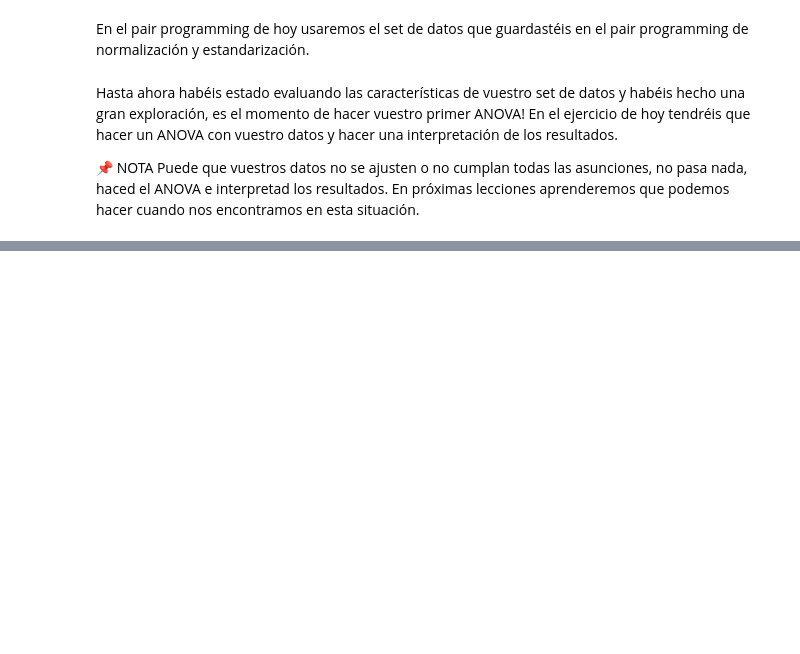
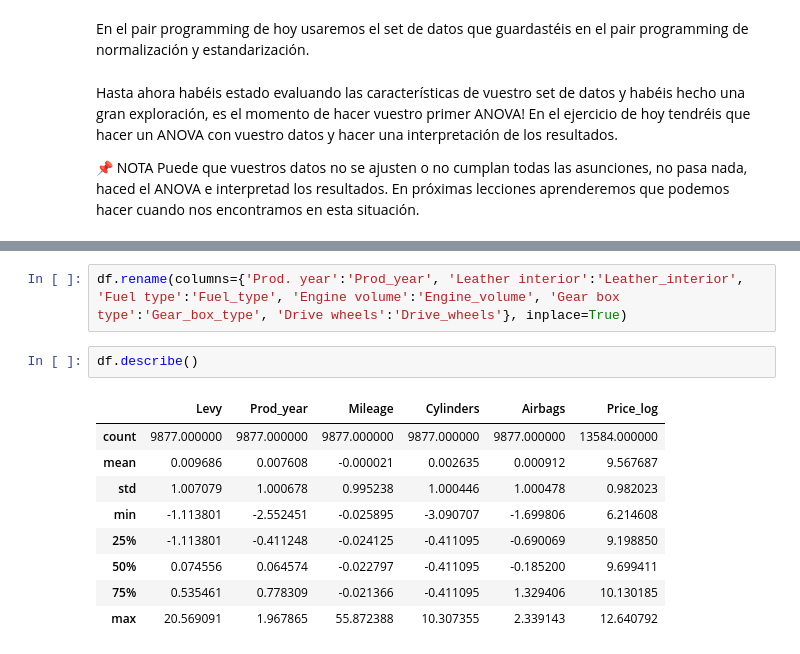
Before and after one commit to Adalab/DA-PROMO-B-MODULO-3-SPRINT-1-ANAIS-ARIANA, a Jupyter notebook: regresion_lineal/RegresiónLineal7.ipynb, the cells around one changed output, grey strips where cells are left out. Cells and saved outputs as stored; diff of their text form; blank space fills up the shorter version.

```diff
--- a/regresion_lineal/RegresiónLineal7.ipynb
+++ b/regresion_lineal/RegresiónLineal7.ipynb
@@ -62 +68,15 @@ Hasta ahora habéis estado evaluando las características de vuestro set de dato
+# %%
+df.rename(columns={'Prod. year':'Prod_year', 'Leather interior':'Leather_interior', 'Fuel type':'Fuel_type', 'Engine volume':'Engine_volume', 'Gear box type':'Gear_box_type', 'Drive wheels':'Drive_wheels'}, inplace=True)
+# %%
+df.describe()
+# %% [output]
+|  | Levy | Prod_year | Mileage | Cylinders | Airbags | Price_log |
+| count | 9877.000000 | 9877.000000 | 9877.000000 | 9877.000000 | 9877.000000 | 13584.000000 |
+| mean | 0.009686 | 0.007608 | -0.000021 | 0.002635 | 0.000912 | 9.567687 |
+| std | 1.007079 | 1.000678 | 0.995238 | 1.000446 | 1.000478 | 0.982023 |
+| min | -1.113801 | -2.552451 | -0.025895 | -3.090707 | -1.699806 | 6.214608 |
+| 25% | -1.113801 | -0.411248 | -0.024125 | -0.411095 | -0.690069 | 9.198850 |
+| 50% | 0.074556 | 0.064574 | -0.022797 | -0.411095 | -0.185200 | 9.699411 |
+| 75% | 0.535461 | 0.778309 | -0.021366 | -0.411095 | 1.329406 | 10.130185 |
+| max | 20.569091 | 1.967865 | 55.872388 | 10.307355 | 2.339143 | 12.640792 |
 # %%
```
Also changed, not shown: parts of 5 cells of this notebook, 12 other files.
